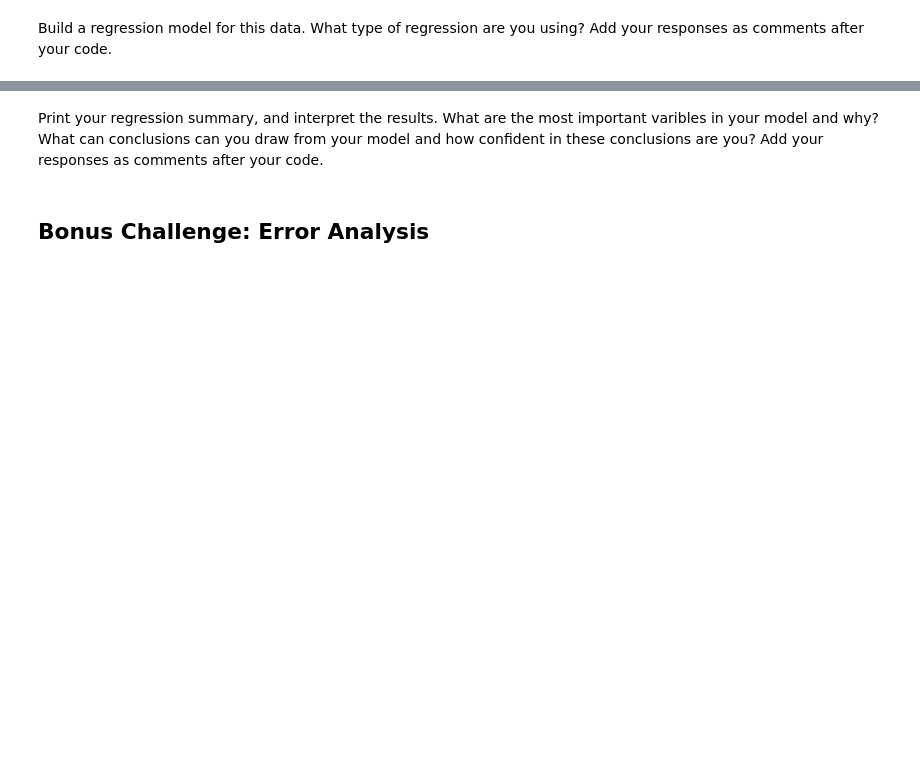
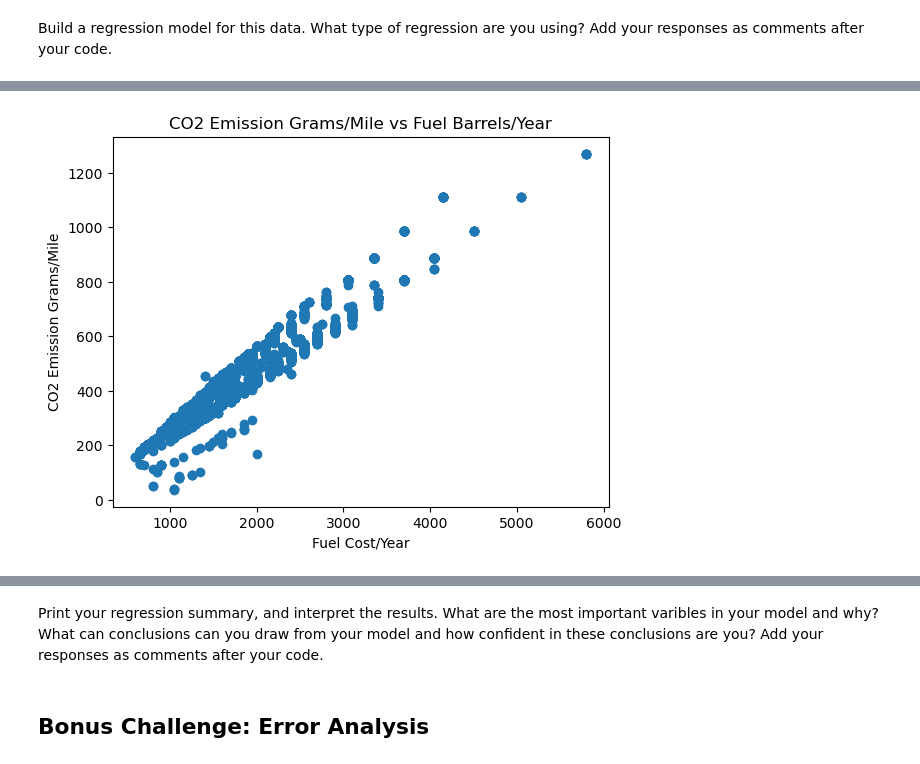
Before and after one commit to vitorferraz19/lab-regression-analysis-en, a Jupyter notebook: your-code/lab-regression-analysis.ipynb, the cells around one changed output, grey strips where cells are left out. Drawn from its saved outputs; the diff is of its cells as text; code cells hidden in the pictures; blank space fills up the shorter version.

```diff
--- a/your-code/lab-regression-analysis.ipynb
+++ b/your-code/lab-regression-analysis.ipynb
@@ -341,0 +371,10 @@ Build a regression model for this data. What type of regression are you using? A
+# %%
+plt.scatter(vehicles["Fuel Cost/Year"], vehicles["CO2 Emission Grams/Mile"])    # drawing a dispersion diagram (scatter plot)
+
+plt.xlabel("Fuel Cost/Year")
+plt.ylabel("CO2 Emission Grams/Mile")
+plt.title("CO2 Emission Grams/Mile vs Fuel Barrels/Year")
+
+plt.show()
+# %% [output]
+[figure, added]
```
Also changed, not shown: parts of 12 cells of this notebook.
